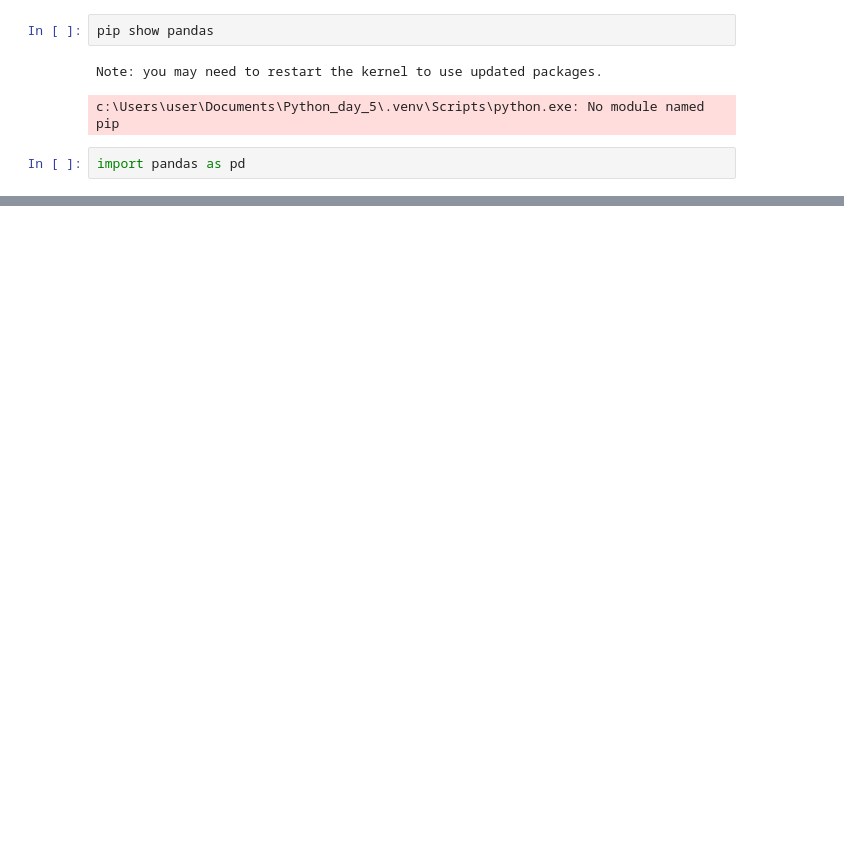
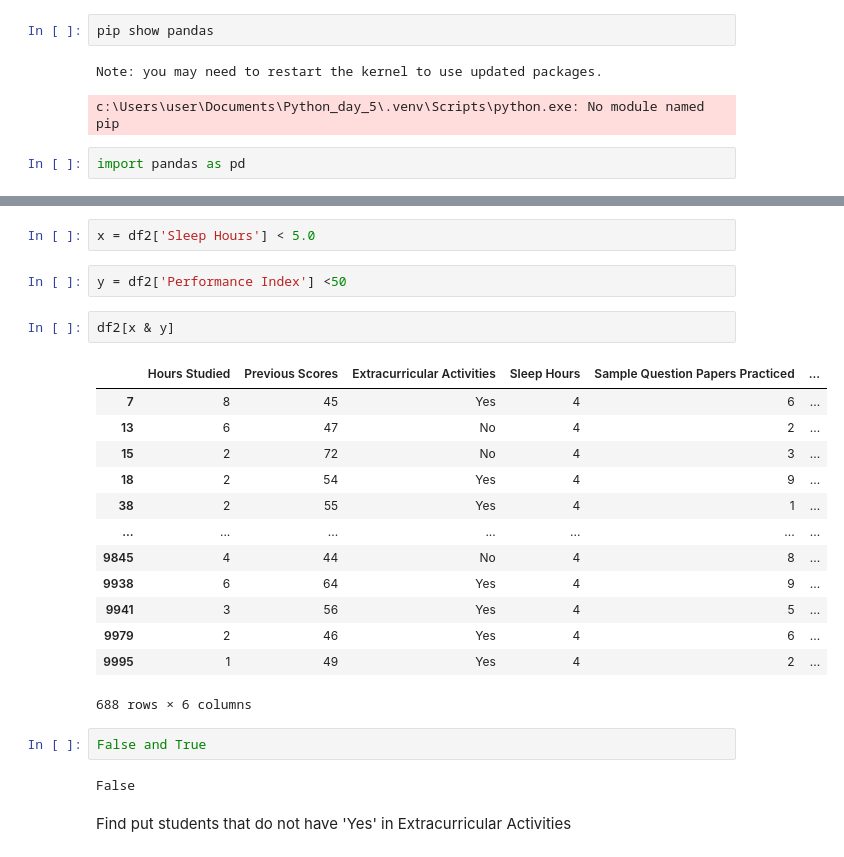
Before and after one commit to tejassalunkework-sketch/Python_day_5, a Jupyter notebook: day_5.ipynb, the cells around one changed output, grey strips where cells are left out. Cells and saved outputs as stored; diff of their text form; blank space fills up the shorter version.

```diff
--- a/day_5.ipynb
+++ b/day_5.ipynb
@@ -19,0 +226,26 @@ EmptyDataError: No columns to parse from file
+# %%
+x = df2['Sleep Hours'] < 5.0
+# %%
+y = df2['Performance Index'] <50
+# %%
+df2[x & y]
+# %% [output]
+|  | Hours Studied | Previous Scores | Extracurricular Activities | Sleep Hours | Sample Question Papers Practiced | ... |
+| 7 | 8 | 45 | Yes | 4 | 6 | ... |
+| 13 | 6 | 47 | No | 4 | 2 | ... |
+| 15 | 2 | 72 | No | 4 | 3 | ... |
+| 18 | 2 | 54 | Yes | 4 | 9 | ... |
+| 38 | 2 | 55 | Yes | 4 | 1 | ... |
+| ... | ... | ... | ... | ... | ... | ... |
+| 9845 | 4 | 44 | No | 4 | 8 | ... |
+| 9938 | 6 | 64 | Yes | 4 | 9 | ... |
+| 9941 | 3 | 56 | Yes | 4 | 5 | ... |
+| 9979 | 2 | 46 | Yes | 4 | 6 | ... |
+| 9995 | 1 | 49 | Yes | 4 | 2 | ... |
+688 rows × 6 columns
+# %%
+False and True
+# %% [output]
+False
+# %% [markdown]
+Find put students that do not have 'Yes' in Extracurricular Activities
```
Also changed, not shown: parts of 44 cells of this notebook.
